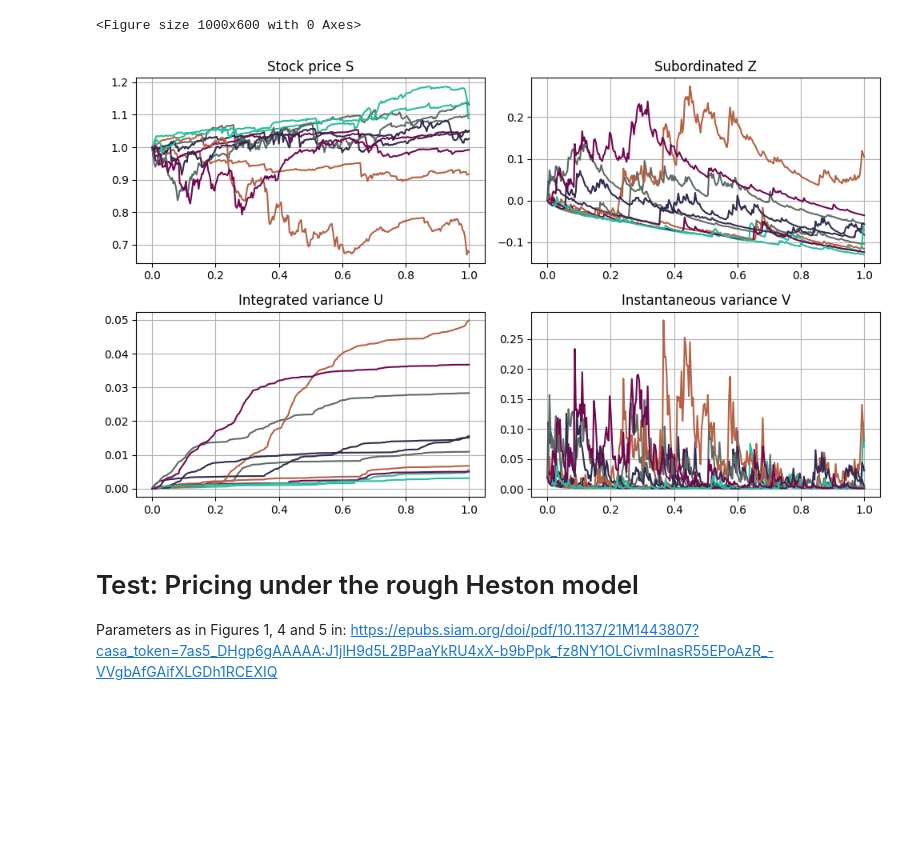
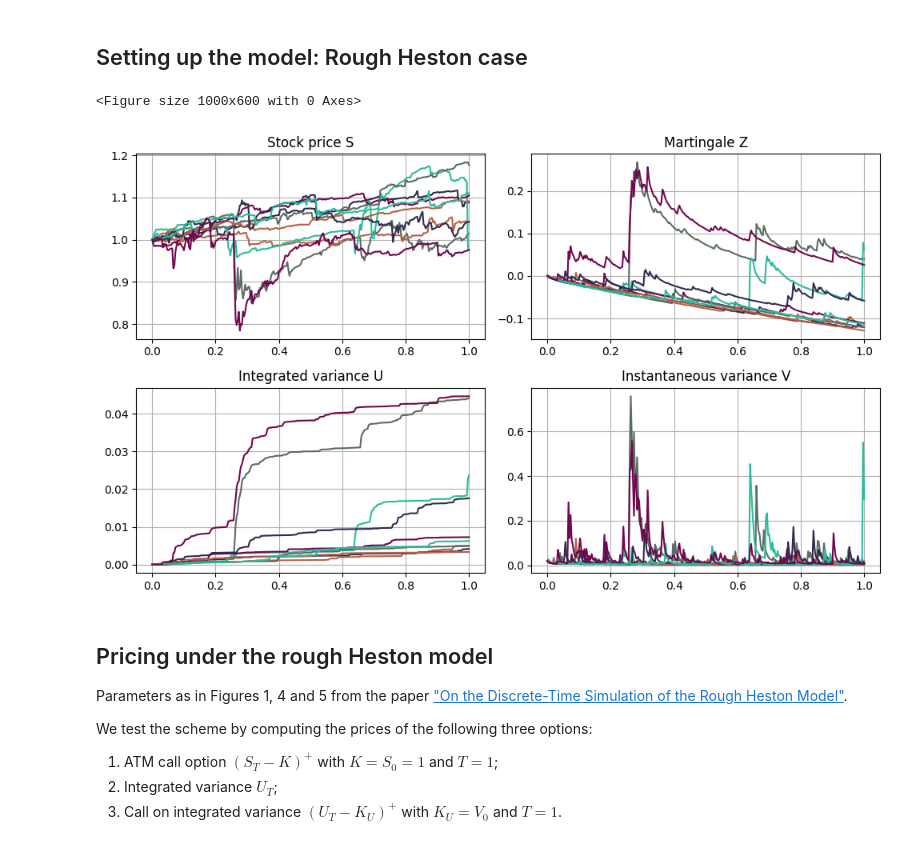
Before and after one commit to MrG1raffe/volterra_hawkes, a Jupyter notebook: notebooks/iVi_VolterraHeston_example.ipynb, the cells around one changed output. Drawn from its saved outputs; the diff is of its cells as text; code cells hidden in the pictures; blank space fills up the shorter version.

Commit message:
Update Volterra Heston notebook, generalize the Resolvent scheme

```diff
--- a/notebooks/iVi_VolterraHeston_example.ipynb
+++ b/notebooks/iVi_VolterraHeston_example.ipynb
@@ -125,8 +65,10 @@ The autoreload extension is already loaded. To reload it, use:
+# %% [markdown]
+## Setting up the model: Rough Heston case
 # %%
 # ---------------------------
 # Model parameters
 # ---------------------------
-H = 0.1                   # Hurst parameter for the fractional kernel
+H = -0.1                   # Hurst parameter for the fractional kernel
 a, b, c = 0.02, -0.3, .3  # Model coefficients
 V_0 = 0.02                # Initial variance
 rho = -0.7                # Correlation between Brownian motions driving price and variance
@@ -165,10 +107,10 @@ model = IVIVolterraVolModel(
     is_continuous=True,            # Use the iVi scheme for continuous processes
     resolvent_flag=False,          # Whether to use the resolvent formulation
     kernel=kernel,                 # Volterra kernel
-    g0_bar=g0_bar,                 # Integrated variance initializer
+    g0_bar=g0_bar,                 # Integrated g0 as Callable
     rng=rng,                       # Random number generator
     b=b, c=c,                      # Model parameters
-    g0=g0,                         # Variance initializer
+    g0=g0,                         # g0 as Callable
     rho=rho                        # Correlation between Brownian motions
 )
 
@@ -180,32 +122,36 @@ S, U, Z, V = model.simulate_price(n_paths=n_paths, t_grid=t_grid)
 # Outputs:
 #   S : simulated stock price paths
 #   U : integrated variance
-#   Z : subordinated process
+#   Z : martingale process
 #   V : instantaneous variance
 # %%
 fig = plt.figure(figsize=(10, 6))
 
 fig, axs = plt.subplots(2, 2, figsize=(10, 6))
 
 axs[0, 0].plot(t_grid, S[:, :n_paths])
 axs[0, 0].set_title('Stock price S')
 
 axs[0, 1].plot(t_grid, Z[:, :n_paths])
-axs[0, 1].set_title('Subordinated Z')
+axs[0, 1].set_title('Martingale Z')
 
 axs[1, 0].plot(t_grid, U[:, :n_paths])
 axs[1, 0].set_title('Integrated variance U')
 
 axs[1, 1].plot(t_grid, V[:, :n_paths])
 axs[1, 1].set_title('Instantaneous variance V')
 
 plt.show()
 # %% [output]
 <Figure size 1000x600 with 0 Axes>
-[figure, old version]
+[figure, new version]
 # %% [markdown]
-# Test: Pricing under the rough Heston model
+## Pricing under the rough Heston model
 
-Parameters as in Figures 1, 4 and 5 in:
-https://epubs.siam.org/doi/pdf/10.1137/21M1443807?casa_token=7as5_DHgp6gAAAAA:J1jlH9d5L2BPaaYkRU4xX-b9bPpk_fz8NY1OLCivmInasR55EPoAzR_-VVgbAfGAifXLGDh1RCEXIQ
+Parameters as in Figures 1, 4 and 5 from the paper ["On the Discrete-Time Simulation of the Rough Heston Model"](https://epubs.siam.org/doi/pdf/10.1137/21M1443807?casa_token=7as5_DHgp6gAAAAA:J1jlH9d5L2BPaaYkRU4xX-b9bPpk_fz8NY1OLCivmInasR55EPoAzR_-VVgbAfGAifXLGDh1RCEXIQ).
+
+We test the scheme by computing the prices of the following three options:
+1. ATM call option $(S_T - K)^+$ with $K = S_0 = 1$ and $T = 1$;
+2. Integrated variance $U_T$;
+3. Call on integrated variance $(U_T - K_U)^+$ with $K_U = V_0$ and $T = 1$.
 # %%
```
Also changed, not shown: parts of 19 cells of this notebook, 13 other files.
